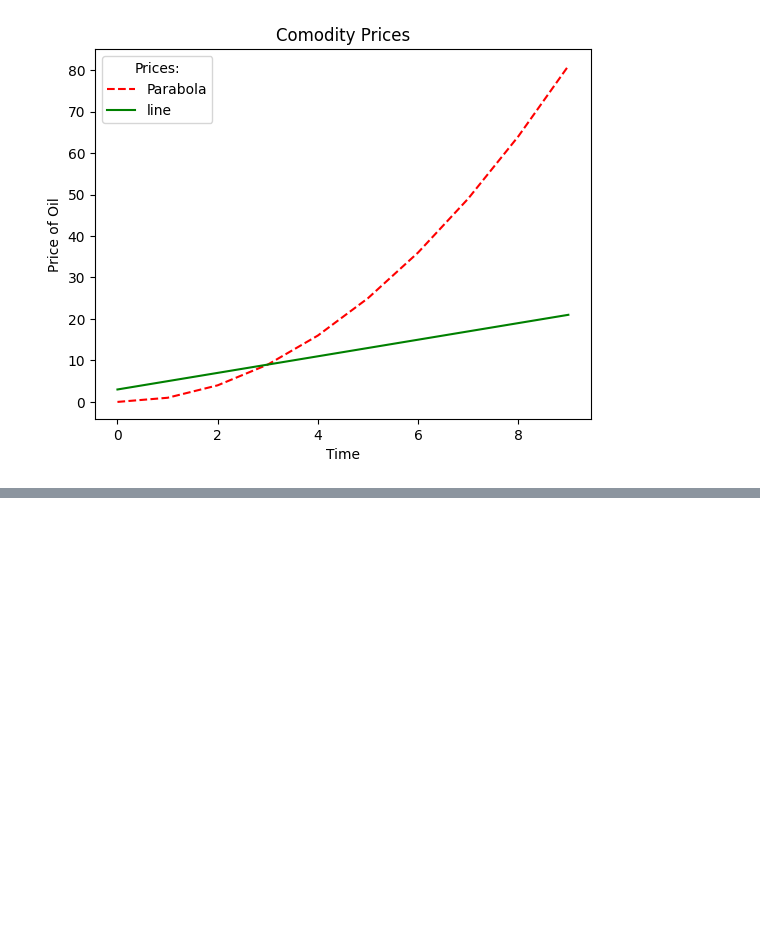
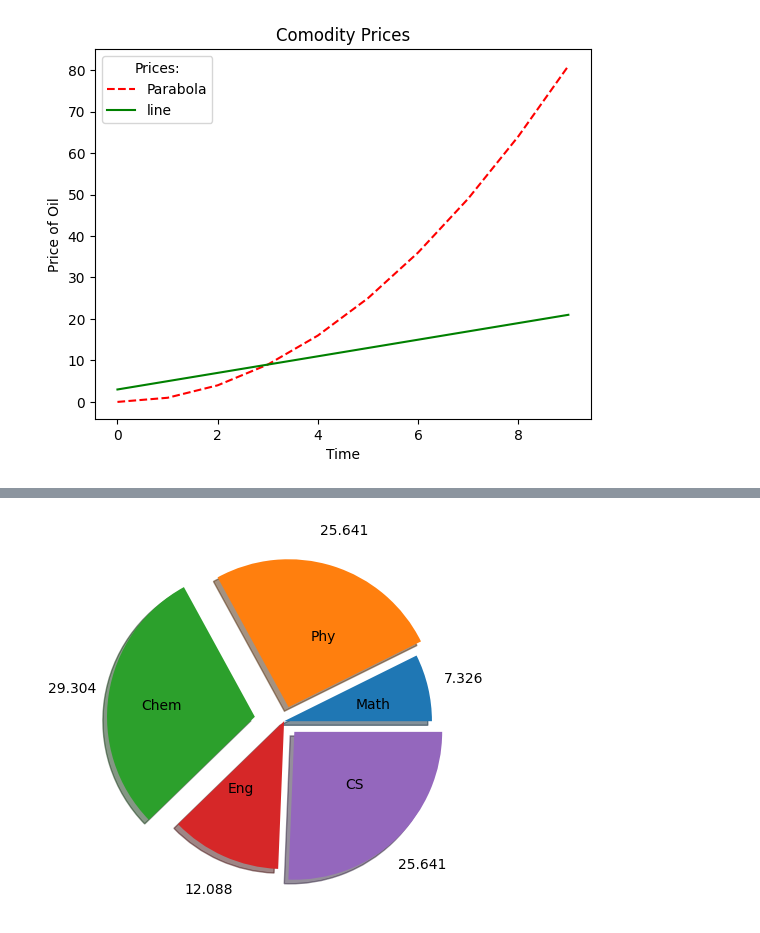
Before and after one commit to Abhijeet399/Data_Science_PP_11_June, a Jupyter notebook: MatplotLib.ipynb, the cells around one changed output, grey strips where cells are left out. Saved outputs shown, nothing was run; the diff lists cells and outputs as text; code cells hidden in the pictures; blank space fills up the shorter version.

```diff
--- a/MatplotLib.ipynb
+++ b/MatplotLib.ipynb
@@ -29,0 +60,8 @@ plt.plot?
+# %%
+subjects = 'Math', 'Phy', 'Chem', 'Eng', 'CS'
+marks = [20, 70, 80, 33, 70]
+# %%
+plt.pie(marks, labels = subjects, explode = (0, 0.1, 0.2, 0, 0.1) ,autopct='%.3f', shadow = True, labeldistance = 0.5, pctdistance = 1.25)
+plt.show()
+# %% [output]
+[figure, added]
```
Also changed, not shown: parts of 10 cells of this notebook, 2 other files.
